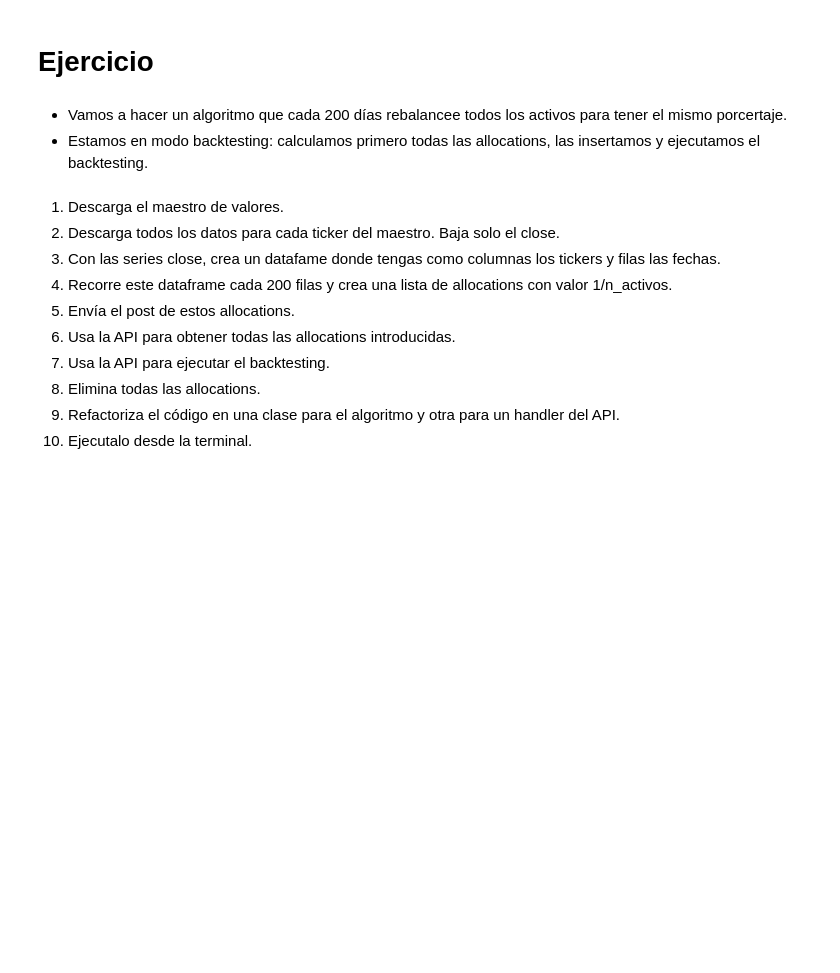
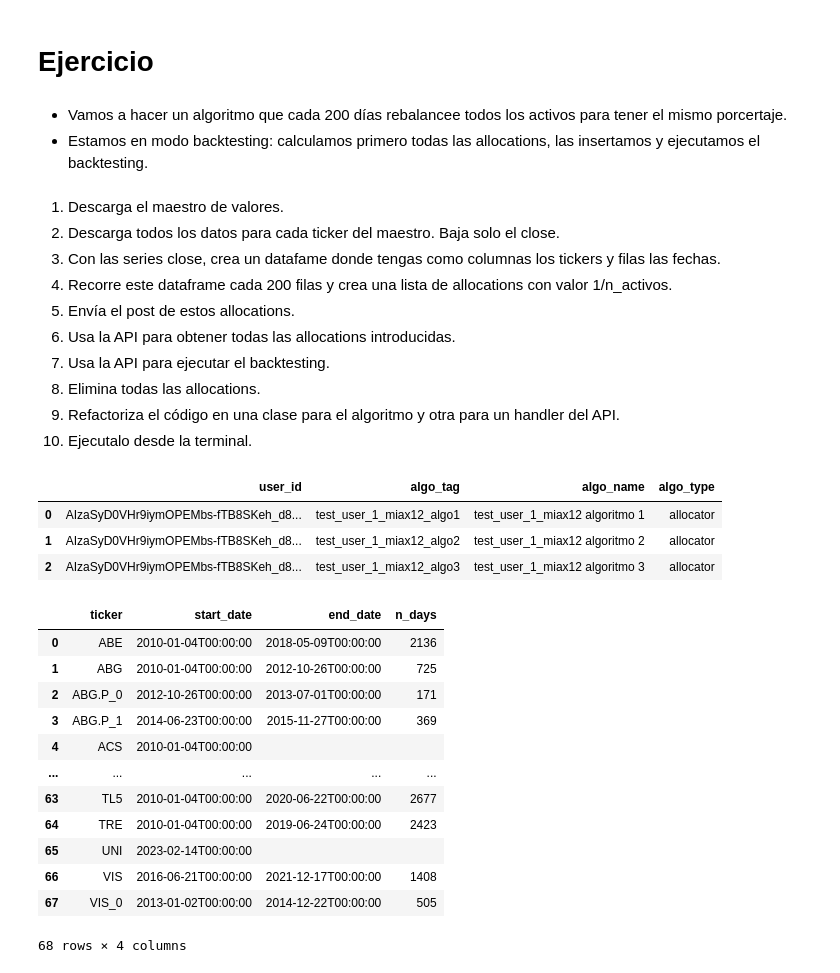
Before and after one commit to fernandodelacalle/miax-product, a Jupyter notebook: API_Practica/ejercicios/ejercicio_algos.ipynb, the cells around one changed output. Cells and saved outputs as stored; diff of their text form; code cells hidden in the pictures; blank space fills up the shorter version.

```diff
--- a/API_Practica/ejercicios/ejercicio_algos.ipynb
+++ b/API_Practica/ejercicios/ejercicio_algos.ipynb
@@ -25,7 +25,7 @@ class BMEApiHandler:
     def __init__(self):
         self.url_base = 'https://miax-gateway-jog4ew3z3q-ew.a.run.app'
         self.competi = 'mia_12'
-        self.user_key = ''
+        self.user_key = 'AIzaSyD0VHr9iymOPEMbs-fTB8SKeh_d8LAtDtQ'
 
     def get_ticker_master(self):
         url = f'{self.url_base}/data/ticker_master'
@@ -148,3 +148,28 @@ class BMEApiHandler:
             performace = pd.Series(res_data['result'])
             trades = pd.DataFrame(res_data['trades'])
             return performace, trades
+# %%
+ah = BMEApiHandler()
+# %%
+ah.get_algos()
+# %% [output]
+|  | user_id | algo_tag | algo_name | algo_type |
+| 0 | AIzaSyD0VHr9iymOPEMbs-fTB8SKeh_d8... | test_user_1_miax12_algo1 | test_user_1_miax12 algoritmo 1 | allocator |
+| 1 | AIzaSyD0VHr9iymOPEMbs-fTB8SKeh_d8... | test_user_1_miax12_algo2 | test_user_1_miax12 algoritmo 2 | allocator |
+| 2 | AIzaSyD0VHr9iymOPEMbs-fTB8SKeh_d8... | test_user_1_miax12_algo3 | test_user_1_miax12 algoritmo 3 | allocator |
+# %%
+ah.get_ticker_master()
+# %% [output]
+|  | ticker | start_date | end_date | n_days |
+| 0 | ABE | 2010-01-04T00:00:00 | 2018-05-09T00:00:00 | 2136 |
+| 1 | ABG | 2010-01-04T00:00:00 | 2012-10-26T00:00:00 | 725 |
+| 2 | ABG.P_0 | 2012-10-26T00:00:00 | 2013-07-01T00:00:00 | 171 |
+| 3 | ABG.P_1 | 2014-06-23T00:00:00 | 2015-11-27T00:00:00 | 369 |
+| 4 | ACS | 2010-01-04T00:00:00 |  |  |
+| ... | ... | ... | ... | ... |
+| 63 | TL5 | 2010-01-04T00:00:00 | 2020-06-22T00:00:00 | 2677 |
+| 64 | TRE | 2010-01-04T00:00:00 | 2019-06-24T00:00:00 | 2423 |
+| 65 | UNI | 2023-02-14T00:00:00 |  |  |
+| 66 | VIS | 2016-06-21T00:00:00 | 2021-12-17T00:00:00 | 1408 |
+| 67 | VIS_0 | 2013-01-02T00:00:00 | 2014-12-22T00:00:00 | 505 |
+68 rows × 4 columns
```
Also changed, not shown: parts of 4 cells of this notebook.
